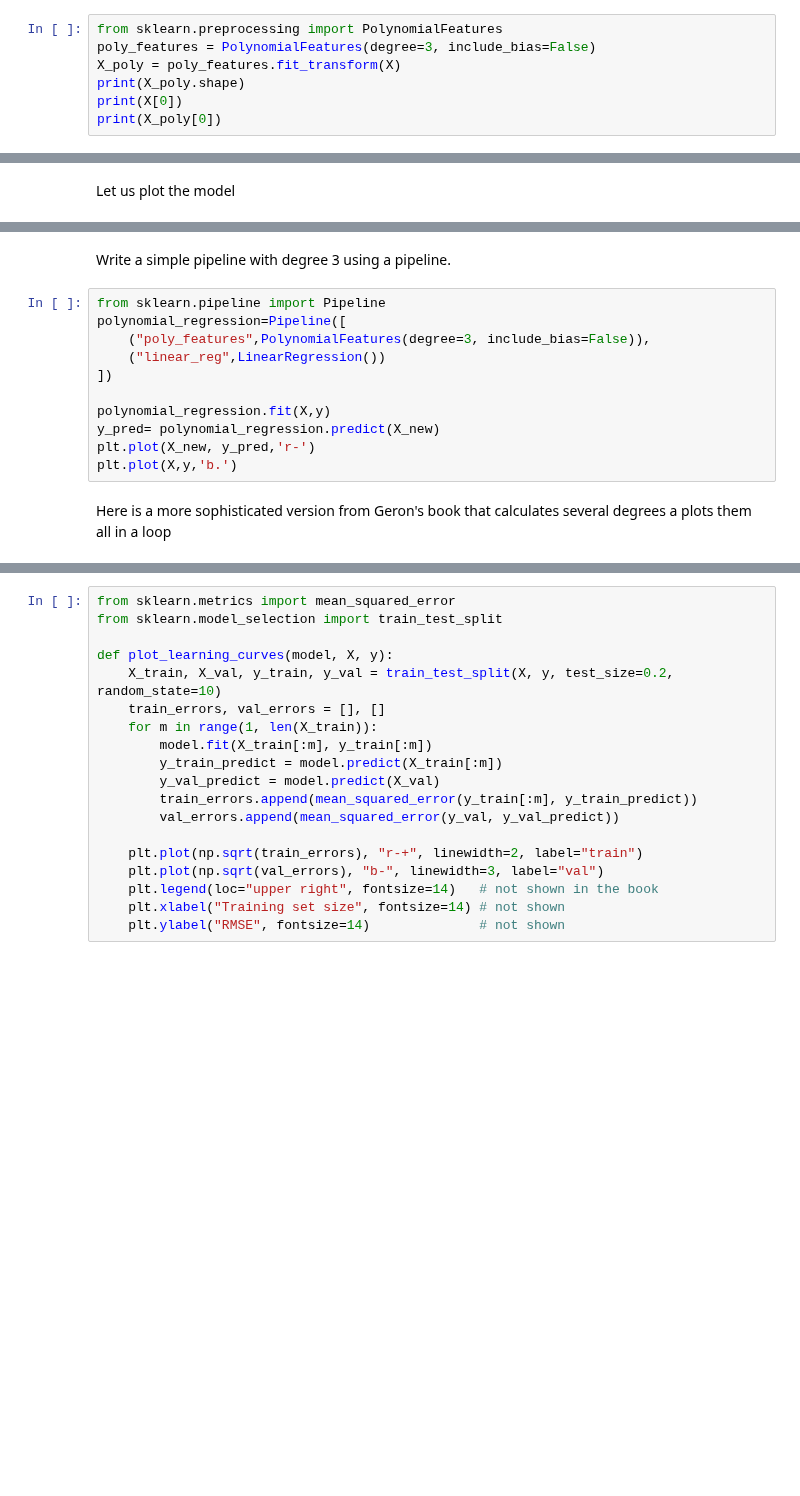
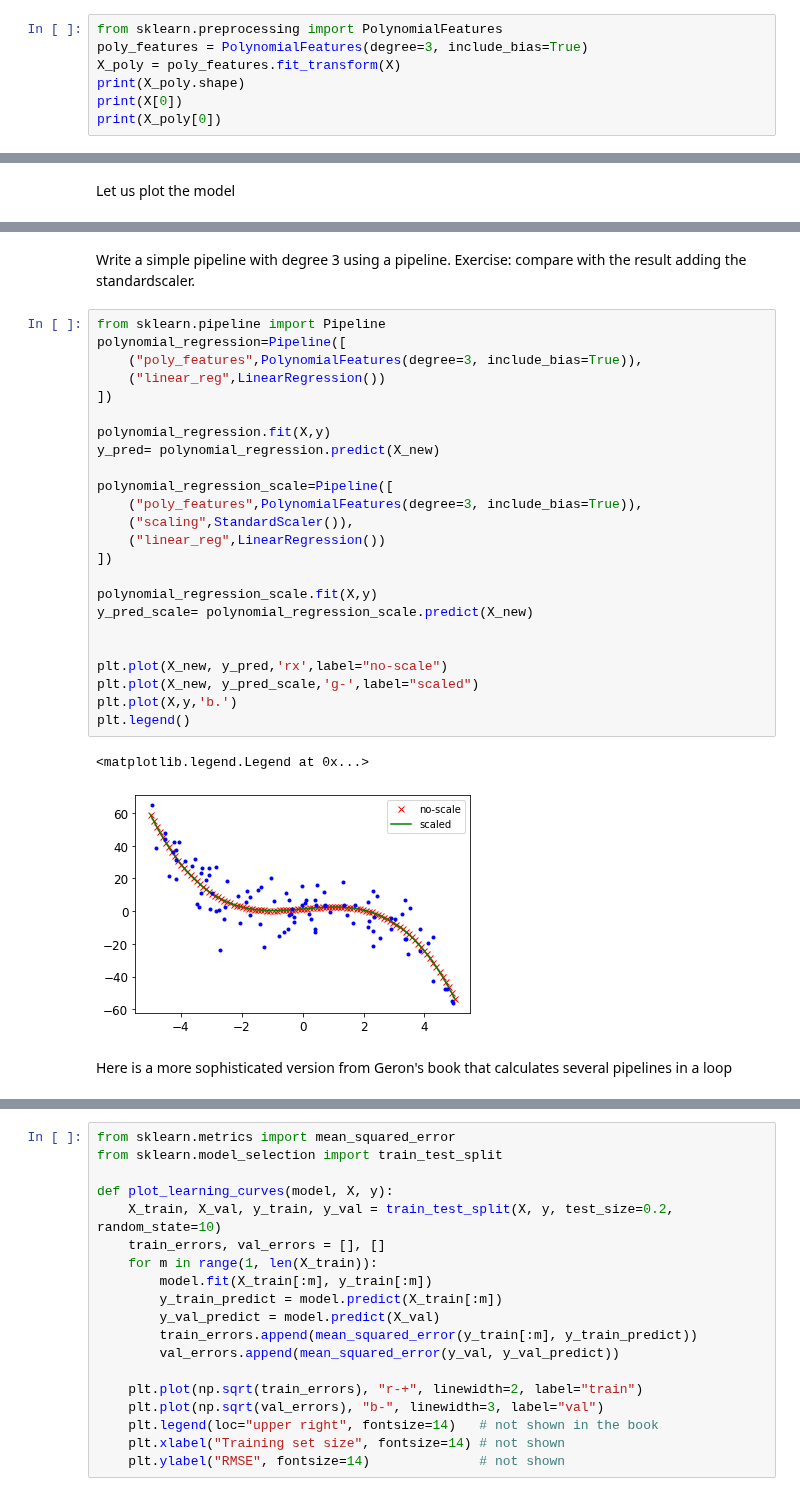
Before and after one commit to dtrad/geoml_course, a Jupyter notebook: Practice11.ipynb, the cells around one changed output, grey strips where cells are left out. Saved outputs shown, nothing was run; the diff lists cells and outputs as text; blank space fills up the shorter version.

```diff
--- a/Practice11.ipynb
+++ b/Practice11.ipynb
@@ -233,7 +292,7 @@ plt.show()
 Question: what is the code below doing when calling fit_transform?
 # %%
 from sklearn.preprocessing import PolynomialFeatures
-poly_features = PolynomialFeatures(degree=3, include_bias=False)
+poly_features = PolynomialFeatures(degree=3, include_bias=True)
 X_poly = poly_features.fit_transform(X)
 print(X_poly.shape)
 print(X[0])
@@ -267,18 +338,34 @@ plt.show()
 # %% [markdown]
-Write a simple pipeline with degree 3 using a pipeline.
+Write a simple pipeline with degree 3 using a pipeline. Exercise: compare with the result adding the standardscaler.
 # %%
 from sklearn.pipeline import Pipeline
 polynomial_regression=Pipeline([
-    ("poly_features",PolynomialFeatures(degree=3, include_bias=False)),
+    ("poly_features",PolynomialFeatures(degree=3, include_bias=True)),
     ("linear_reg",LinearRegression())
 ])
 
 polynomial_regression.fit(X,y)
 y_pred= polynomial_regression.predict(X_new)
-plt.plot(X_new, y_pred,'r-')
+
+polynomial_regression_scale=Pipeline([
+    ("poly_features",PolynomialFeatures(degree=3, include_bias=True)),
+    ("scaling",StandardScaler()),
+    ("linear_reg",LinearRegression())
+])
+
+polynomial_regression_scale.fit(X,y)
+y_pred_scale= polynomial_regression_scale.predict(X_new)
+
+
+plt.plot(X_new, y_pred,'rx',label="no-scale")
+plt.plot(X_new, y_pred_scale,'g-',label="scaled")
 plt.plot(X,y,'b.')
+plt.legend()
+# %% [output]
+<matplotlib.legend.Legend at 0x...>
+[figure, added]
 # %% [markdown]
-Here is a more sophisticated version from Geron's book that calculates several degrees a plots them all in a loop
+Here is a more sophisticated version from Geron's book that calculates several pipelines in a loop
 # %%
 from sklearn.preprocessing import StandardScaler
 from sklearn.pipeline import Pipeline
```
Also changed, not shown: parts of 34 cells of this notebook.
